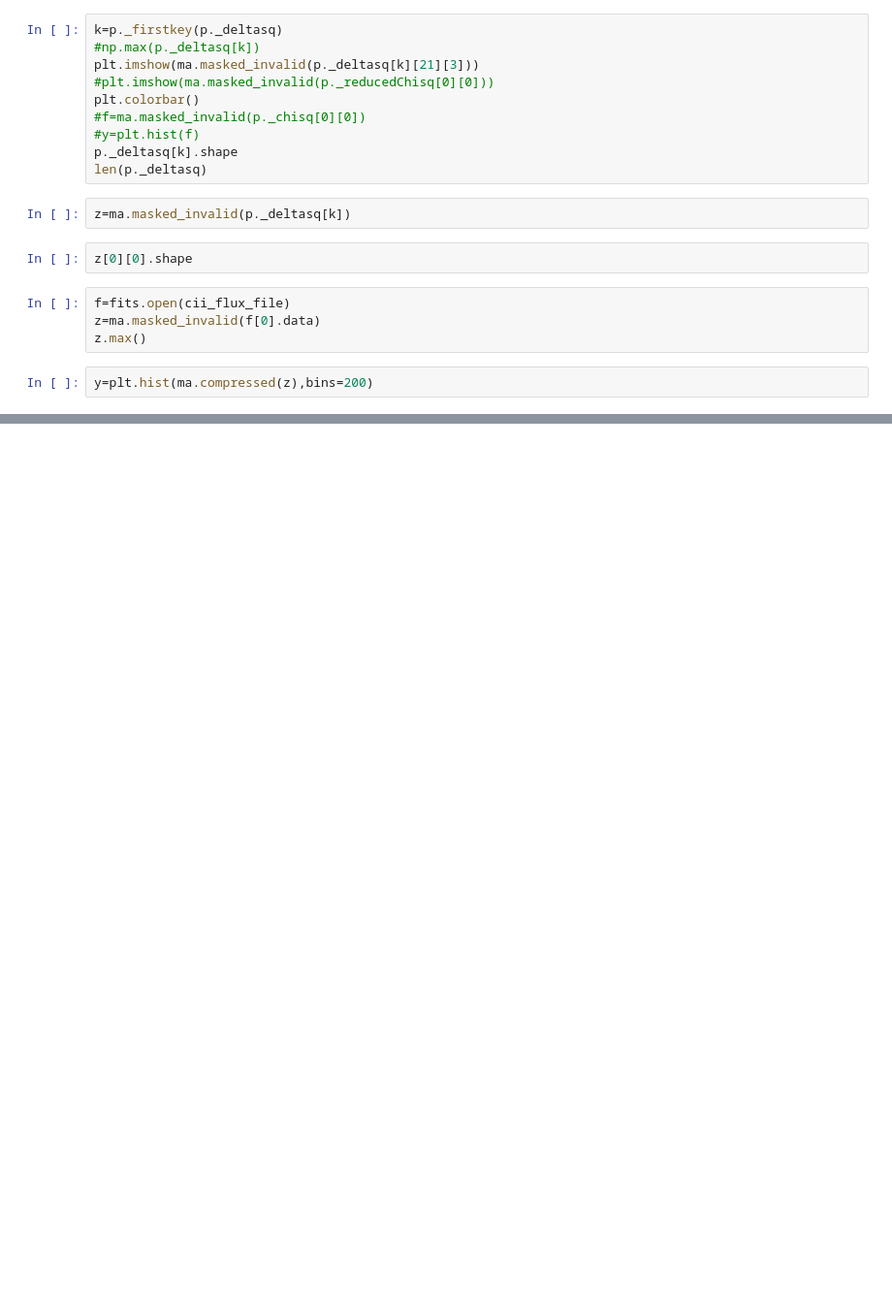
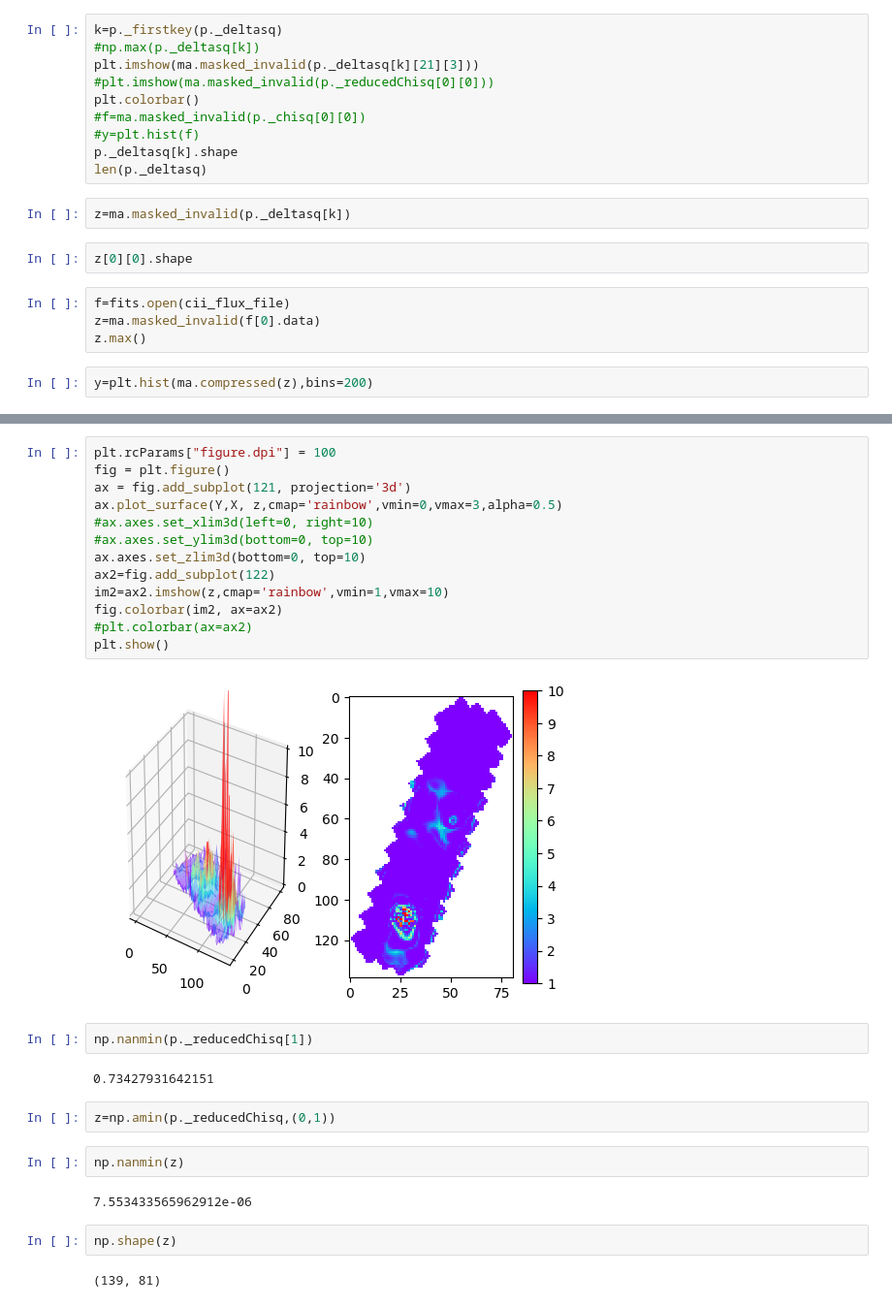
Before and after one commit to mpound/pdrttest, a Jupyter notebook: TestKatie.ipynb, the cells around one changed output, grey strips where cells are left out. Shown at 97% size. Saved outputs shown, nothing was run; the diff lists cells and outputs as text; blank space fills up the shorter version.

```diff
--- a/TestKatie.ipynb
+++ b/TestKatie.ipynb
@@ -215,0 +253,29 @@ z
+# %%
+plt.rcParams["figure.dpi"] = 100
+fig = plt.figure()
+ax = fig.add_subplot(121, projection='3d')
+ax.plot_surface(Y,X, z,cmap='rainbow',vmin=0,vmax=3,alpha=0.5)
+#ax.axes.set_xlim3d(left=0, right=10)
+#ax.axes.set_ylim3d(bottom=0, top=10)
+ax.axes.set_zlim3d(bottom=0, top=10)
+ax2=fig.add_subplot(122)
+im2=ax2.imshow(z,cmap='rainbow',vmin=1,vmax=10)
+fig.colorbar(im2, ax=ax2)
+#plt.colorbar(ax=ax2)
+plt.show()
+# %% [output]
+[figure, added]
+# %%
+np.nanmin(p._reducedChisq[1])
+# %% [output]
+0.73427931642151
+# %%
+z=np.amin(p._reducedChisq,(0,1))
+# %%
+np.nanmin(z)
+# %% [output]
+7.553433565962912e-06
+# %%
+np.shape(z)
+# %% [output]
+(139, 81)
```
Also changed, not shown: parts of 25 cells of this notebook, 1 other file.
